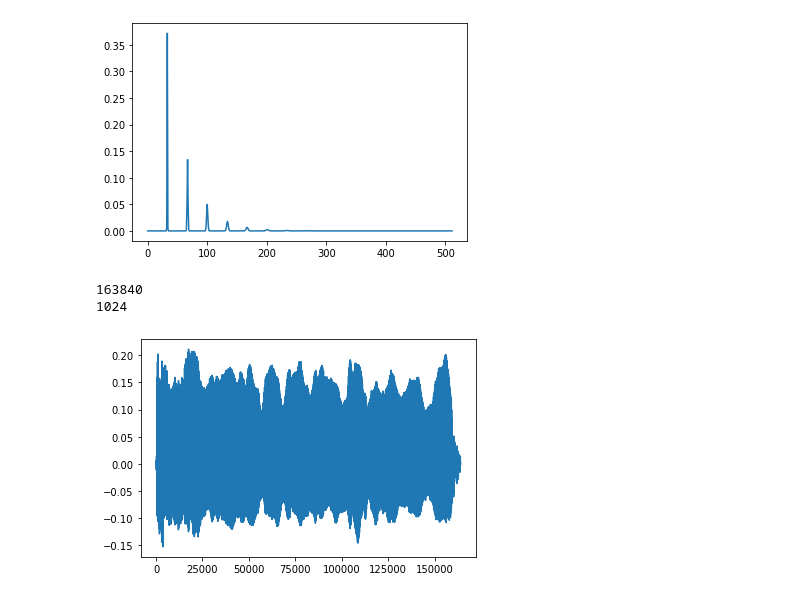
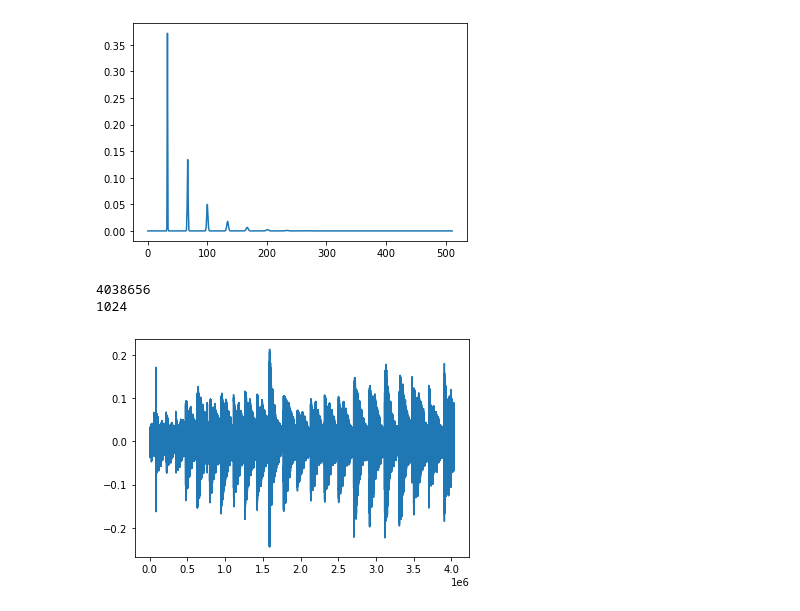
Before and after one commit to cgasgarth/CS-MI-Final, a Jupyter notebook: Final.ipynb, the cells around one changed output. Drawn from its saved outputs; the diff is of its cells as text; code cells hidden in the pictures.

```diff
--- a/Final.ipynb
+++ b/Final.ipynb
@@ -20,36 +20,36 @@ def template(midi, N, sr):
         return None
     f0 = 440*np.power(2, (midi-69)/12) # fundamental frequency
     H = 13 # number of harmonics to include
     bins = math.floor(N/2) # half of the bins
     template = np.zeros(bins)
 
     for h in range(1, H+1): # h = 1, 2, 3, ..., H
         bin = round(f0*h*N/sr) # bin index of this harmonic
         if bin >= bins: # exceeds Nyquist frequency
             break
         sigma = bin * 0.01 + 0.01 # controls the width of the peak
         for k in range(bins):
             x = (k-bin)/sigma
             template[k] += math.exp(-k*0.03) * peakFunction(x)
     return template
 
 ## Print template
 plt.plot(template(60, 1024, 8000)) # CHANGE THE FIRST ARGUMENT
 plt.show()
 
 
 ## YOUR CODE HERE
 
-x, sr = librosa.load('s1.wav', sr = None)
+x, sr = librosa.load('data/Sounds/dguitarLong.wav', sr = None)
 plt.plot(x)
 print(len(x))
 x = x[0:1024]
 print(len(x))
 # %% [output]
 [figure]
-163840
+4038656
 1024
-[figure, old version]
+[figure, new version]
 # %%
 import numpy as np
 import matplotlib.pyplot as plt
```
Also changed, not shown: parts of 5 cells of this notebook, 5 other files.
